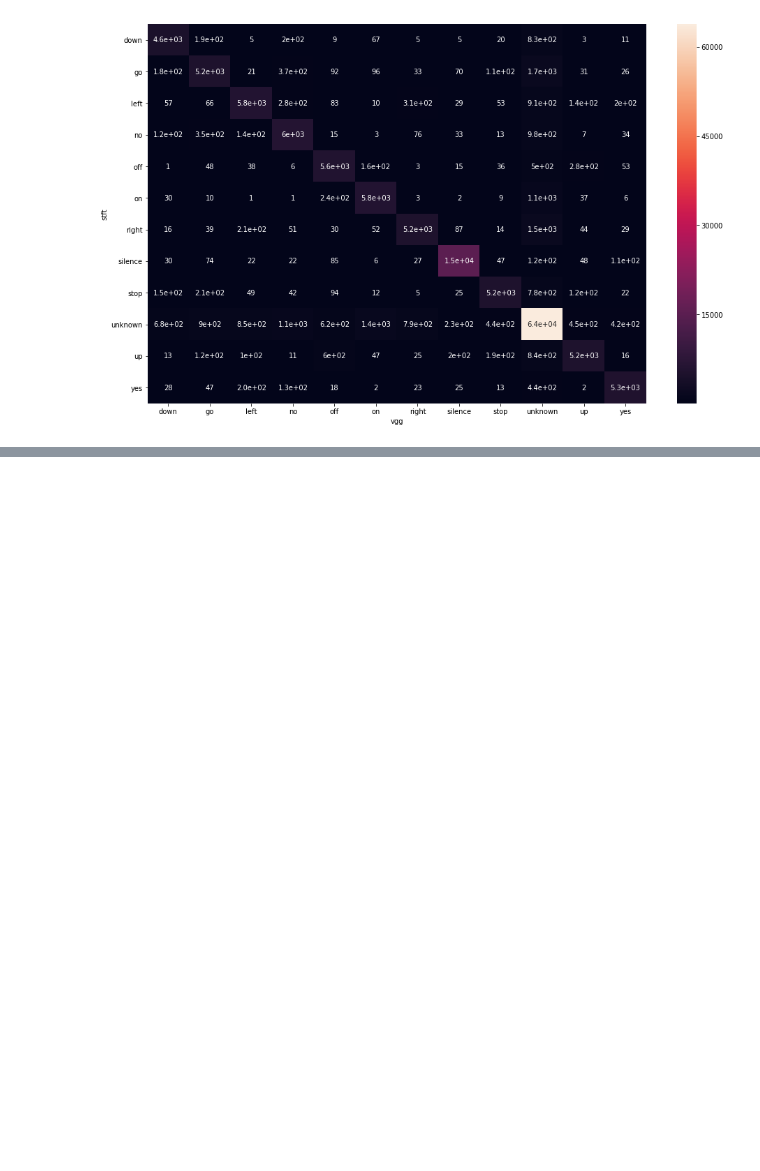
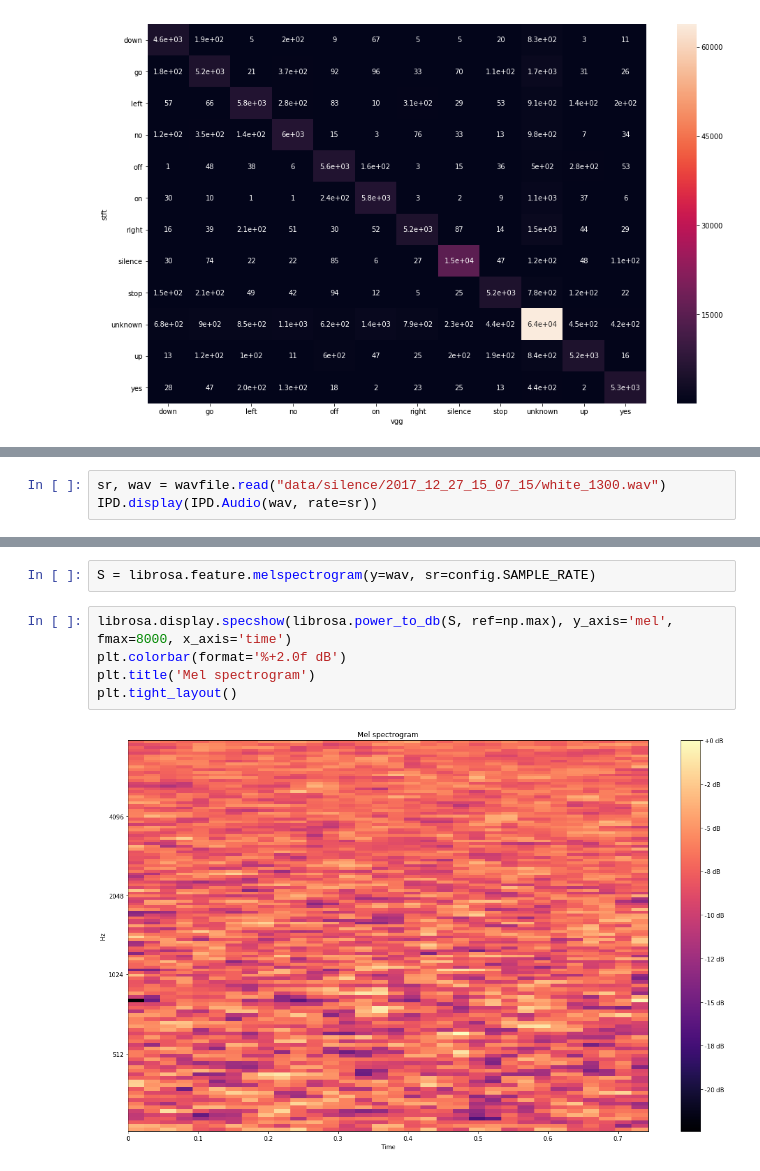
Before and after one commit to ireko8/kaggle-tensorflow-speech-recognition, a Jupyter notebook: Result_Visualize.ipynb, the cells around one changed output, grey strips where cells are left out. Saved outputs shown, nothing was run; the diff lists cells and outputs as text; blank space fills up the shorter version.

```diff
--- a/Result_Visualize.ipynb
+++ b/Result_Visualize.ipynb
@@ -119,0 +242,3 @@ new_df.head()
+# %%
+sr, wav = wavfile.read("data/silence/2017_12_27_15_07_15/white_1300.wav")
+IPD.display(IPD.Audio(wav, rate=sr))
@@ -119,0 +247,9 @@ new_df.head()
+# %%
+S = librosa.feature.melspectrogram(y=wav, sr=config.SAMPLE_RATE)
+# %%
+librosa.display.specshow(librosa.power_to_db(S, ref=np.max), y_axis='mel', fmax=8000, x_axis='time')
+plt.colorbar(format='%+2.0f dB')
+plt.title('Mel spectrogram')
+plt.tight_layout()
+# %% [output]
+[figure, added]
```
Also changed, not shown: parts of 15 cells of this notebook, 12 other files.
